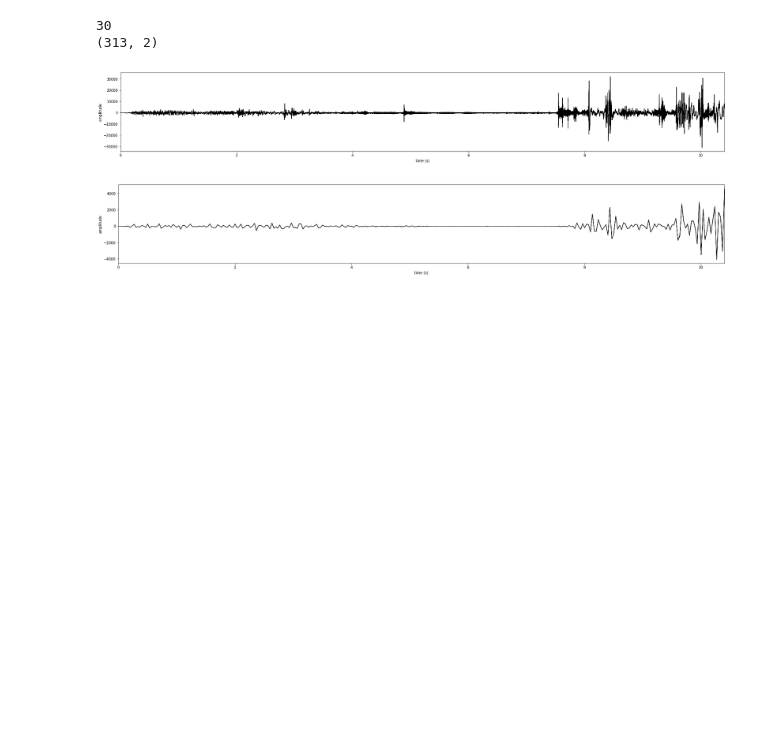
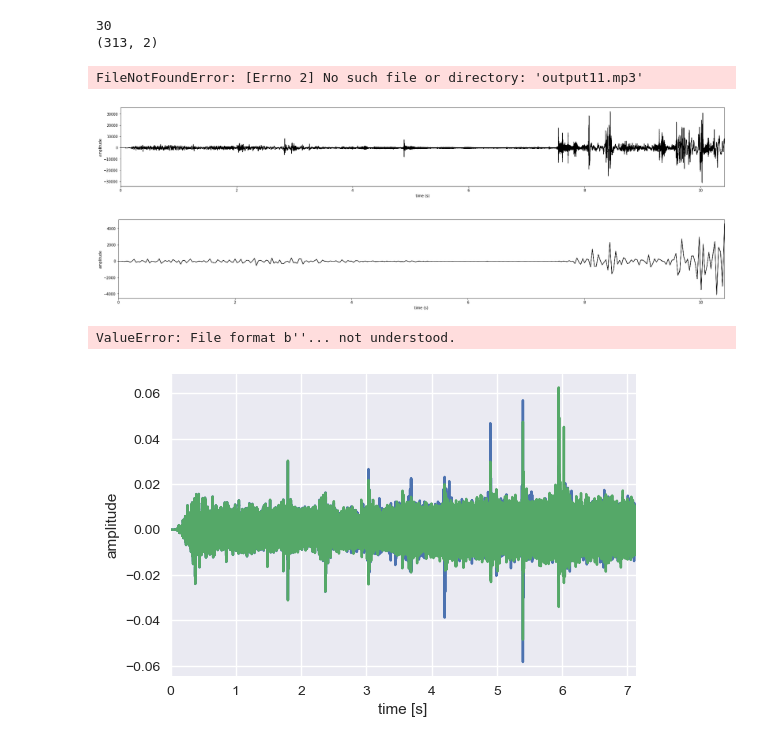
Before and after one commit to Chanokthorn/asdcnnclassification, a Jupyter notebook: adscnn/dataCollection/dataExtraction.ipynb, the cells around one changed output. Saved outputs shown, nothing was run; the diff lists cells and outputs as text; code cells hidden in the pictures; blank space fills up the shorter version.

```diff
--- a/adscnn/dataCollection/dataExtraction.ipynb
+++ b/adscnn/dataCollection/dataExtraction.ipynb
@@ -76,6 +76,14 @@ print (data.shape)
 # %% [output]
 30
 (313, 2)
+# %%
+command = "2"
+subprocess.call(command, shell=True)
+rate, data = scipy.io.wavfile.read('output11.mp3')
+print (rate)
+print (data.shape)
+# %% [output]
+FileNotFoundError: [Errno 2] No such file or directory: 'output11.mp3'
 # %%
 # Load the required libraries:
 #   * scipy
@@ -101,11 +109,13 @@ def plott(file):
     plt.savefig('plot.png', dpi=100)
     plt.show()
 # %%
-plott("output9.wav")
-plott("output10.wav")
+# plott("output9.wav")
+# plott("output10.wav")
+plott("ab.mp3")
 # %% [output]
 [figure]
 [figure]
+ValueError: File format b''... not understood.
 # %%
 def main():
     input_folder_path = input("Enter input folder name: ")
@@ -120,3 +130,23 @@ def main():
 #         extractVideo(video_paths[i], video_names[i], output_folder_path)
         extractVideo(video_paths[i], video_names[i], output_folder_path)
         extractAudio(video_paths[i], video_names[i], output_folder_path)
+# %%
+import parselmouth
+import numpy as np
+import matplotlib.pyplot as plt
+import seaborn as sns
+
+sns.set()
+# Use seaborn's default style to make attractive graphs
+plt.rcParams['figure.dpi'] = 100
+# Show nicely large images in this notebook
+snd = parselmouth.Sound("output5.wav")
+plt.figure()
+plt.plot(snd.xs(), snd.values.T)
+plt.xlim([snd.xmin, snd.xmax])
+plt.xlabel("time [s]")
+plt.ylabel("amplitude")
+plt.show()
+# or plt.savefig("sound.png"), or plt.savefig("sound.pdf")
+# %% [output]
+[figure, added]
```
Also changed, not shown: parts of 3 cells of this notebook, 4 other files.
